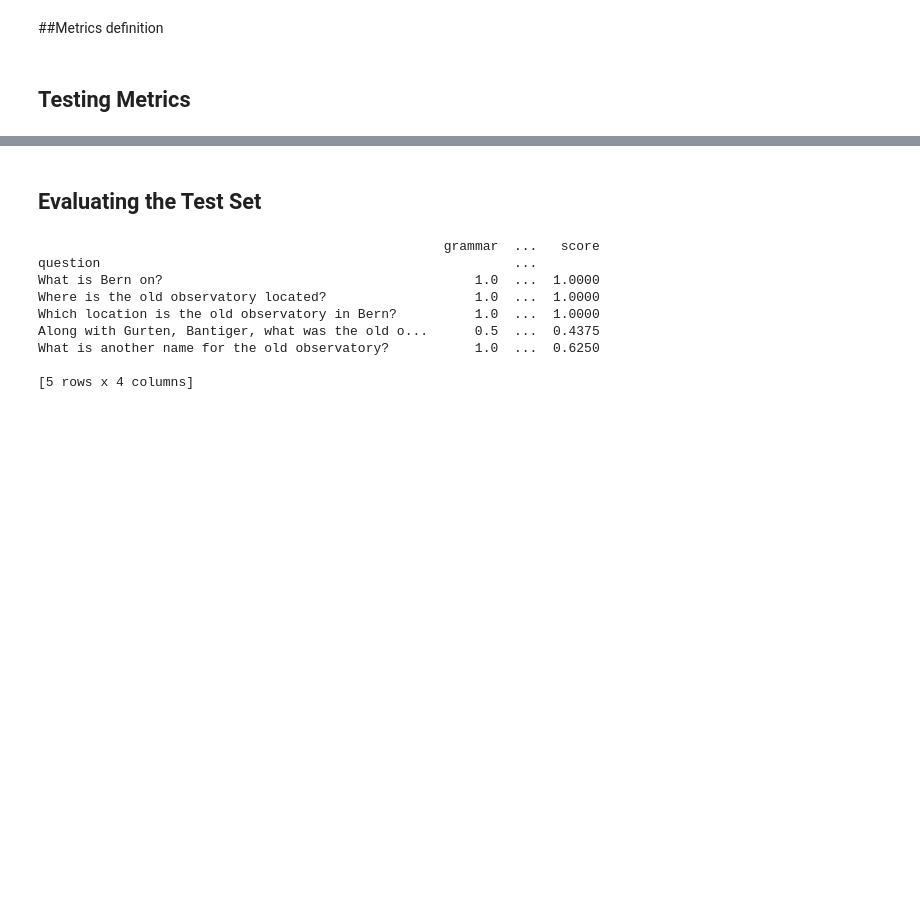
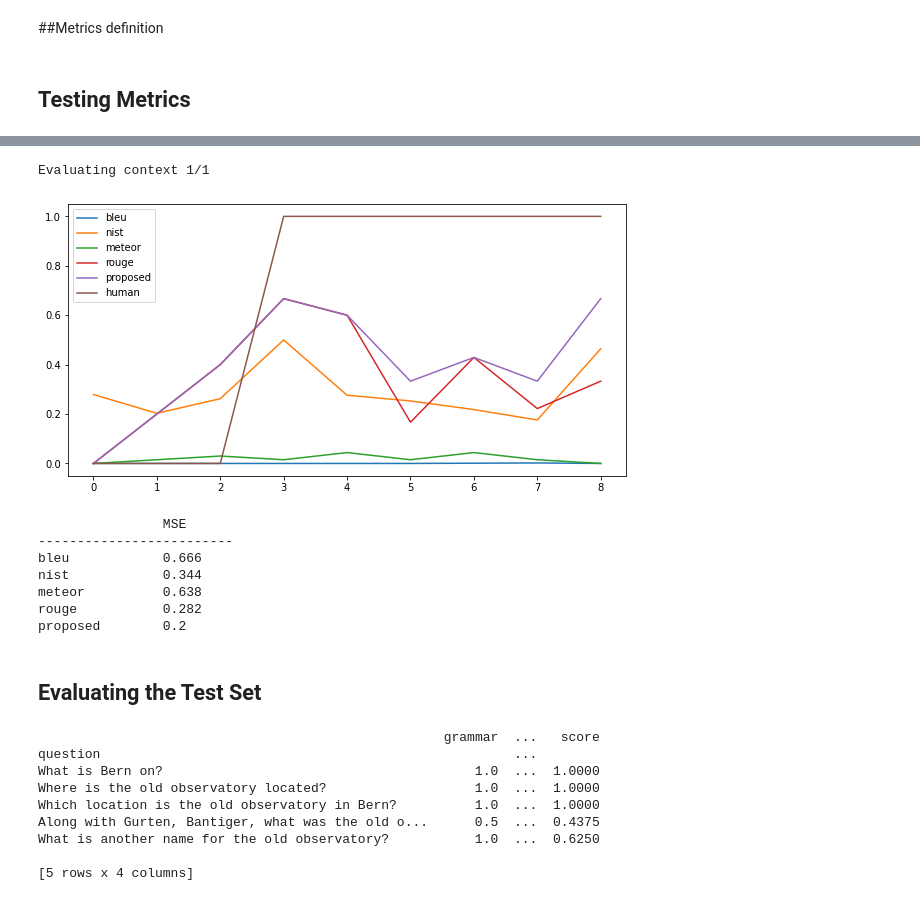
Before and after one commit to giuliofortini/NLP_SQuAD_Project, a Jupyter notebook: SQUAD_evaluating_questions.ipynb, the cells around one changed output, grey strips where cells are left out. Drawn from its saved outputs; the diff is of its cells as text; code cells hidden in the pictures; blank space fills up the shorter version.

```diff
--- a/SQUAD_evaluating_questions.ipynb
+++ b/SQUAD_evaluating_questions.ipynb
@@ -221,21 +229,17 @@ def predict_perplexity(model, test, n=3):
 from sklearn.metrics import mean_squared_error as mse
 
 def plot_scores(df):
-  fig, axs = plt.subplots(2, 1, figsize=(12, 10))
+  plt.figure(figsize=(10, 5))
   x = list(range(len(df)))
-  for col in df.columns[:-1]:
-    axs[0].plot(x, list(df[col]), label=col)
-
-  axs[1].plot(x, list(df[df.columns[-1]]), label=df.columns[-1])
-  axs[1].plot(x, [df[df.columns[-1]].mean() for _ in x], label="avg "+df.columns[-1])
-
-  axs[0].legend()
-  axs[1].legend()
+  for col in df.columns:
+    plt.plot(x, list(df[col]), label=col)
+  plt.legend()
   plt.show()
 
 
-def evaluate(questions, human_val, plm):
-  results_df = pd.DataFrame(columns = ["bleu", "nist", "meteor", "rouge", "proposed", "human", "perplexity"])
+# compute all the metrics on each question
+def evaluate(questions, human_val):
+  results_df = pd.DataFrame(columns = ["bleu", "nist", "meteor", "rouge", "proposed", "human"])
   total = len(questions)
 
   for i, context in enumerate(questions):
@@ -247,17 +251,16 @@ def evaluate(questions, human_val, plm):
                          round(meteor(context, question), 3),
                          round(rouge1(context, question), 3),
                          round(proposed(context, question), 3),
-                         human_val[question]["contextuality"],
-                         perplexity(question, plm)
+                         human_val[question]["contextuality"]
                          ]],
                       columns = results_df.columns,
                       index = [question]))
-  #print("\r ")
+
   results_df = results_df.sort_values(by="human")
   plot_scores(results_df)
 
   #compute mse
-  print("\n{:<15} MLE\n{}".format("", "-"*25))
+  print("\n{:<15} MSE\n{}".format("", "-"*25))
   for col in results_df.columns[:-1]:
     err = mse(results_df[col].values, results_df["human"].values )
     print("{:15} {}".format(col, round(err, 3)))
@@ -297,3 +309,15 @@ human           0.0
+# %%
+sample_scores_df = evaluate({sample_context: sample_questions}, sample_humans)
+# %% [output]
+Evaluating context 1/1
+[figure, added]
+                MSE
+-------------------------
+bleu            0.666
+nist            0.344
+meteor          0.638
+rouge           0.282
+proposed        0.2
 # %% [markdown]
 ## Evaluating the Test Set
 # %%
```
Also changed, not shown: parts of 24 cells of this notebook.
